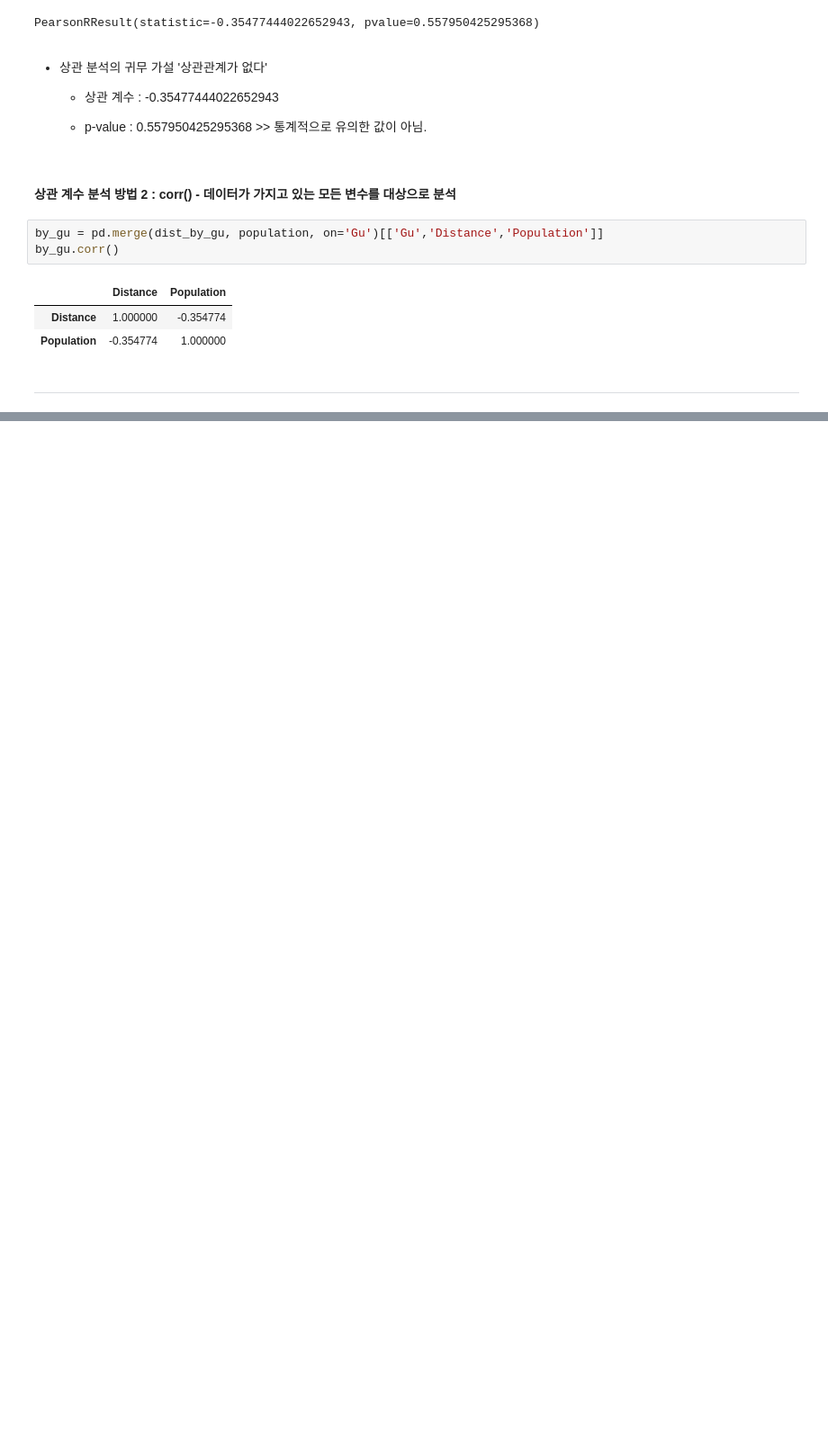
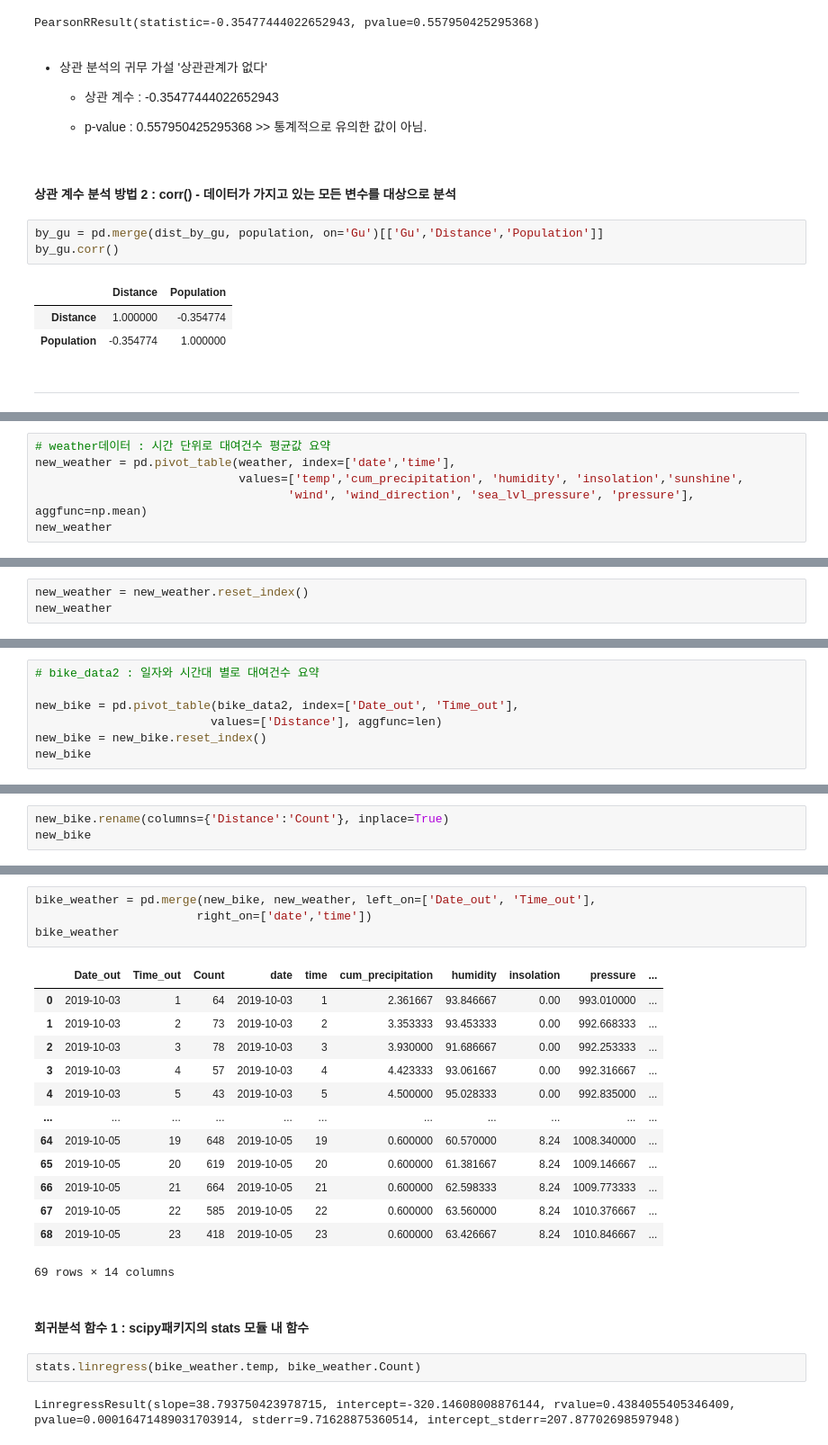
Before and after one commit to Yerial1125/e_learning1, a Jupyter notebook: Untitled.ipynb, the cells around one changed output, grey strips where cells are left out. Shown: that part at 90% size. Cells and saved outputs as stored; diff of their text form; blank space fills up the shorter version.

```diff
--- a/Untitled.ipynb
+++ b/Untitled.ipynb
@@ -950,0 +989,6 @@ by_gu.corr()
+# %%
+# weather데이터 : 시간 단위로 대여건수 평균값 요약
+new_weather = pd.pivot_table(weather, index=['date','time'],
+                             values=['temp','cum_precipitation', 'humidity', 'insolation','sunshine',
+                                    'wind', 'wind_direction', 'sea_lvl_pressure', 'pressure'], aggfunc=np.mean)
+new_weather
@@ -950,0 +1010,3 @@ by_gu.corr()
+# %%
+new_weather = new_weather.reset_index()
+new_weather
@@ -950,0 +1027,7 @@ by_gu.corr()
+# %%
+# bike_data2 : 일자와 시간대 별로 대여건수 요약
+
+new_bike = pd.pivot_table(bike_data2, index=['Date_out', 'Time_out'],
+                         values=['Distance'], aggfunc=len)
+new_bike = new_bike.reset_index()
+new_bike
@@ -950,0 +1048,3 @@ by_gu.corr()
+# %%
+new_bike.rename(columns={'Distance':'Count'}, inplace=True)
+new_bike
@@ -950,0 +1065,24 @@ by_gu.corr()
+# %%
+bike_weather = pd.merge(new_bike, new_weather, left_on=['Date_out', 'Time_out'],
+                       right_on=['date','time'])
+bike_weather
+# %% [output]
+|  | Date_out | Time_out | Count | date | time | cum_precipitation | humidity | insolation | pressure | ... |
+| 0 | 2019-10-03 | 1 | 64 | 2019-10-03 | 1 | 2.361667 | 93.846667 | 0.00 | 993.010000 | ... |
+| 1 | 2019-10-03 | 2 | 73 | 2019-10-03 | 2 | 3.353333 | 93.453333 | 0.00 | 992.668333 | ... |
+| 2 | 2019-10-03 | 3 | 78 | 2019-10-03 | 3 | 3.930000 | 91.686667 | 0.00 | 992.253333 | ... |
+| 3 | 2019-10-03 | 4 | 57 | 2019-10-03 | 4 | 4.423333 | 93.061667 | 0.00 | 992.316667 | ... |
+| 4 | 2019-10-03 | 5 | 43 | 2019-10-03 | 5 | 4.500000 | 95.028333 | 0.00 | 992.835000 | ... |
+| ... | ... | ... | ... | ... | ... | ... | ... | ... | ... | ... |
+| 64 | 2019-10-05 | 19 | 648 | 2019-10-05 | 19 | 0.600000 | 60.570000 | 8.24 | 1008.340000 | ... |
+| 65 | 2019-10-05 | 20 | 619 | 2019-10-05 | 20 | 0.600000 | 61.381667 | 8.24 | 1009.146667 | ... |
+| 66 | 2019-10-05 | 21 | 664 | 2019-10-05 | 21 | 0.600000 | 62.598333 | 8.24 | 1009.773333 | ... |
+| 67 | 2019-10-05 | 22 | 585 | 2019-10-05 | 22 | 0.600000 | 63.560000 | 8.24 | 1010.376667 | ... |
+| 68 | 2019-10-05 | 23 | 418 | 2019-10-05 | 23 | 0.600000 | 63.426667 | 8.24 | 1010.846667 | ... |
+69 rows × 14 columns
+# %% [markdown]
+#### 회귀분석 함수 1 : scipy패키지의 stats 모듈 내 함수
+# %%
+stats.linregress(bike_weather.temp, bike_weather.Count)
+# %% [output]
+LinregressResult(slope=38.793750423978715, intercept=-320.14608008876144, rvalue=0.4384055405346409, pvalue=0.00016471489031703914, stderr=9.71628875360514, intercept_stderr=207.87702698597948)
```
Also changed, not shown: parts of 13 cells of this notebook.
